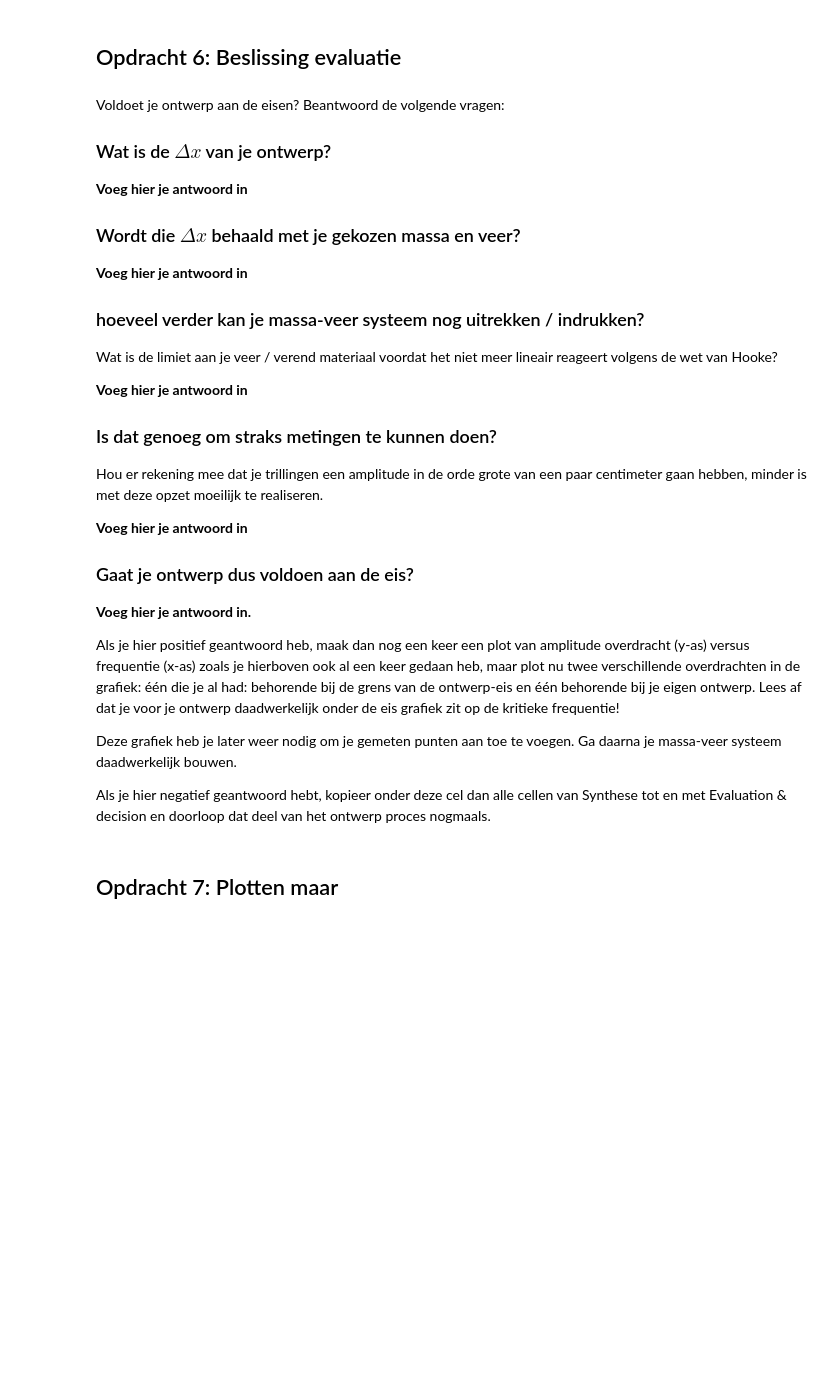
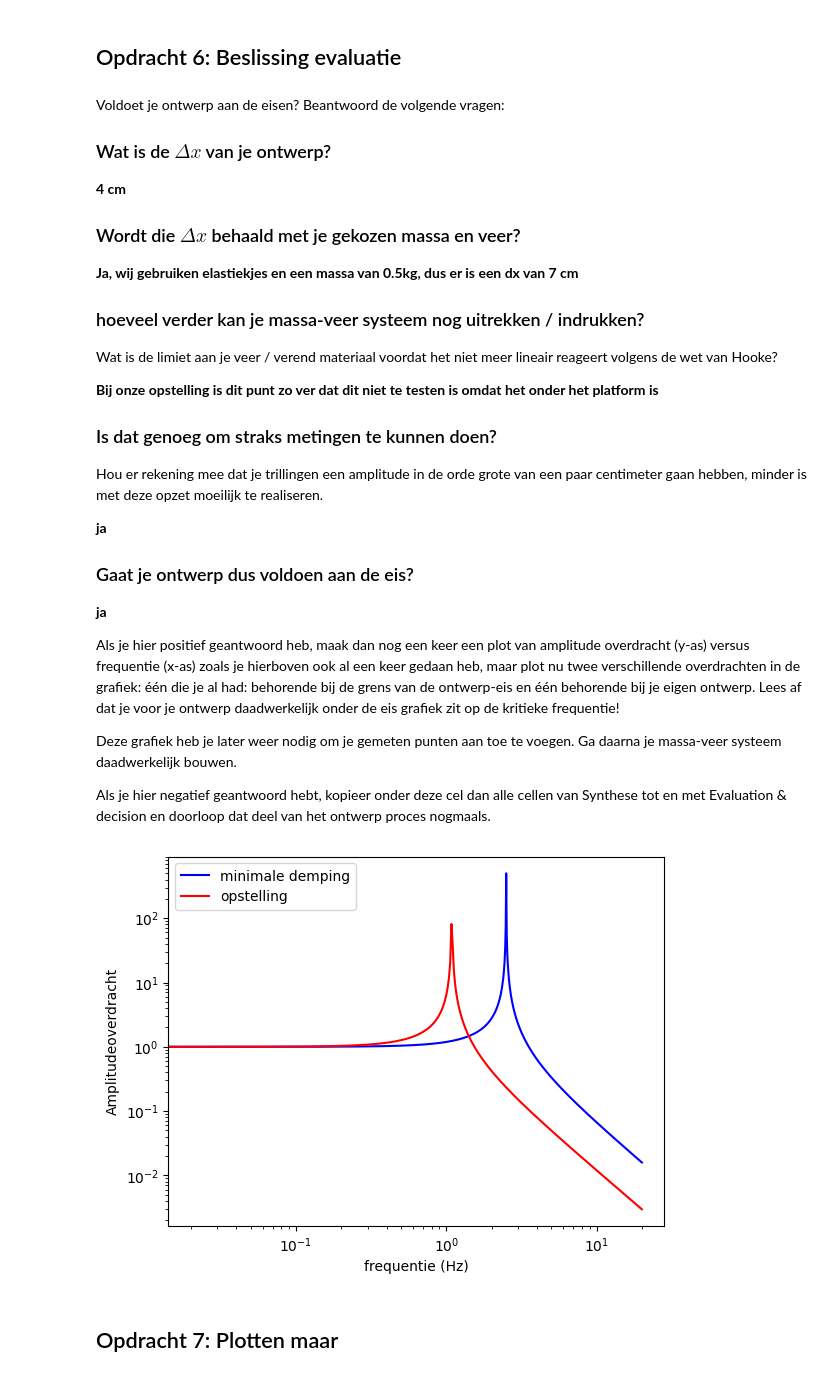
Before and after one commit to Spaantje5/opdrachten-DEF-D, a Jupyter notebook: FysiekeOntwerpopdrachten/5MaakEenOpstellingTrillingsvrij/Ontwerpopdracht5MaakEenOpstellingTrillingsvrijInvulTemplate.ipynb, the cells around one changed output. Drawn from its saved outputs; the diff is of its cells as text; code cells hidden in the pictures; blank space fills up the shorter version.

```diff
--- a/FysiekeOntwerpopdrachten/5MaakEenOpstellingTrillingsvrij/Ontwerpopdracht5MaakEenOpstellingTrillingsvrijInvulTemplate.ipynb
+++ b/FysiekeOntwerpopdrachten/5MaakEenOpstellingTrillingsvrij/Ontwerpopdracht5MaakEenOpstellingTrillingsvrijInvulTemplate.ipynb
@@ -149,25 +150,25 @@ Voldoet je ontwerp aan de eisen? Beantwoord de volgende vragen:
 
 ### Wat is de $\Delta x$ van je ontwerp?
 
-**Voeg hier je antwoord in**
+**4 cm**
 
 ### Wordt die $\Delta x$ behaald met je gekozen massa en veer?
 
-**Voeg hier je antwoord in**
+**Ja, wij gebruiken elastiekjes en een massa van 0.5kg, dus er is een dx van 7 cm**
 
 ### hoeveel verder kan je massa-veer systeem nog uitrekken / indrukken?
 Wat is de limiet aan je veer / verend materiaal voordat het niet meer lineair reageert volgens de wet van Hooke?
 
-**Voeg hier je antwoord in**
+**Bij onze opstelling is dit punt zo ver dat dit niet te testen is omdat het onder het platform is**
 
 ### Is dat genoeg om straks metingen te kunnen doen?
 Hou er rekening mee dat je trillingen een amplitude in de orde grote van een paar centimeter gaan hebben, minder is met deze opzet moeilijk te realiseren.
 
-**Voeg hier je antwoord in**
+**ja**
 
 ### Gaat je ontwerp dus voldoen aan de eis?
 
-**Voeg hier je antwoord in.**
+**ja**
 
 Als je hier positief geantwoord heb, maak dan nog een keer een plot van amplitude overdracht (y-as) versus frequentie (x-as) zoals je hierboven ook al een keer gedaan heb, maar plot nu twee verschillende overdrachten in de grafiek: één die je al had: behorende bij de grens van de ontwerp-eis en één behorende bij je eigen ontwerp. Lees af dat je voor je ontwerp daadwerkelijk onder de eis grafiek zit op de kritieke frequentie!
 
@@ -175,7 +176,21 @@ Deze grafiek heb je later weer nodig om je gemeten punten aan toe te voegen. Ga
 
 Als je hier negatief geantwoord hebt, kopieer onder deze cel dan alle cellen van Synthese tot en met Evaluation & decision en doorloop dat deel van het ontwerp proces nogmaals.
 # %%
-# Voeg hier je plot in.
+dx_opstelling = 0.21
+w_0 = np.sqrt(g/dx_opstelling)
+
+amplitudeoverdracht2 = 1/(1-((2*np.pi*f)**2)/(w_0**2))
+
+
+plt.figure()
+plt.loglog(f, np.abs(amplitudeoverdracht), 'b', label = "minimale demping")
+plt.loglog(f, np.abs(amplitudeoverdracht2), 'r', label = "opstelling")
+plt.xlabel("frequentie (Hz)")
+plt.ylabel("Amplitudeoverdracht")
+plt.legend()
+plt.show()
+# %% [output]
+[figure, added]
 # %% [markdown]
 ## Opdracht 7: Plotten maar
 # %%
```
Also changed, not shown: parts of 4 cells of this notebook, 1 other file.
